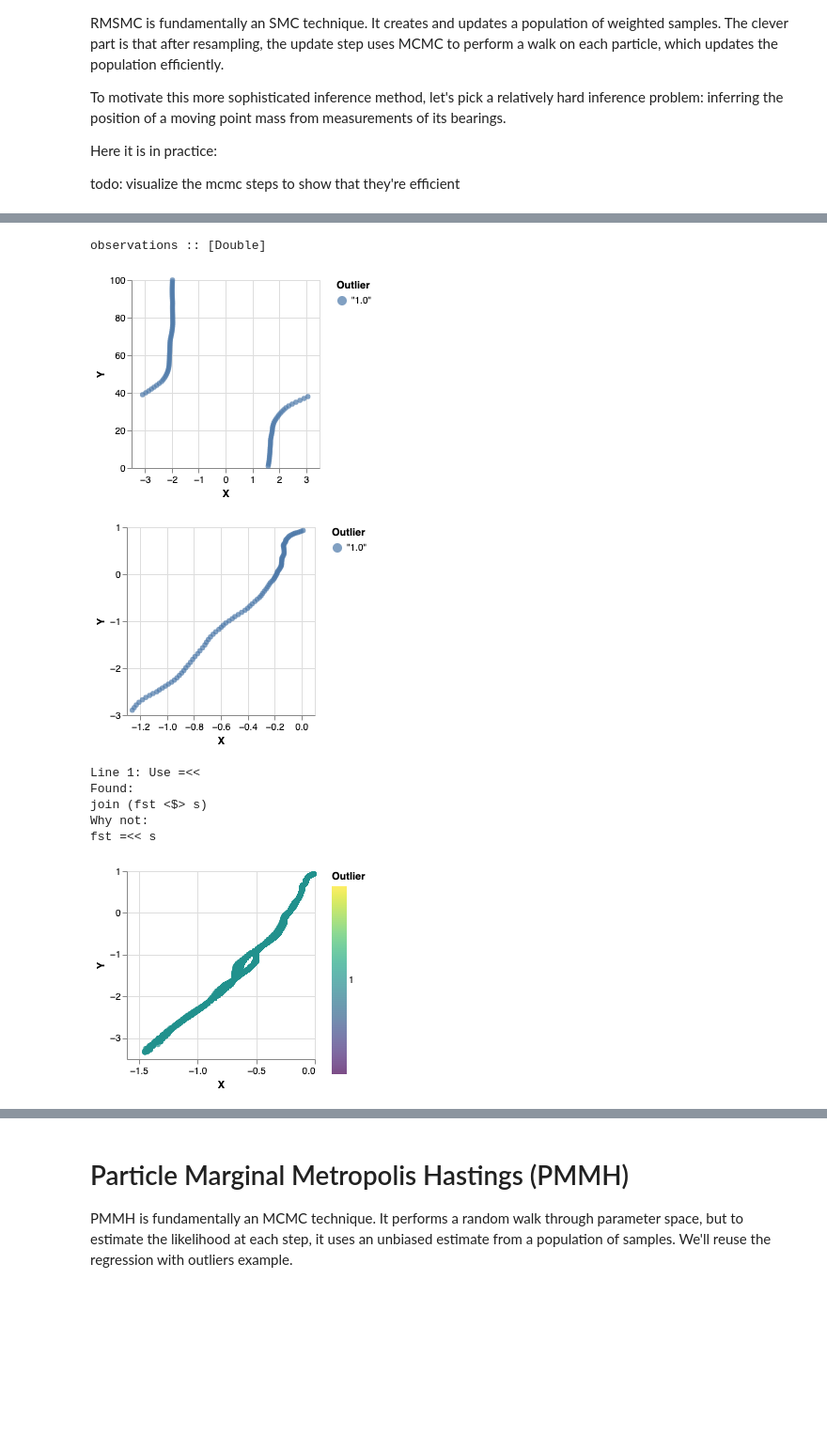
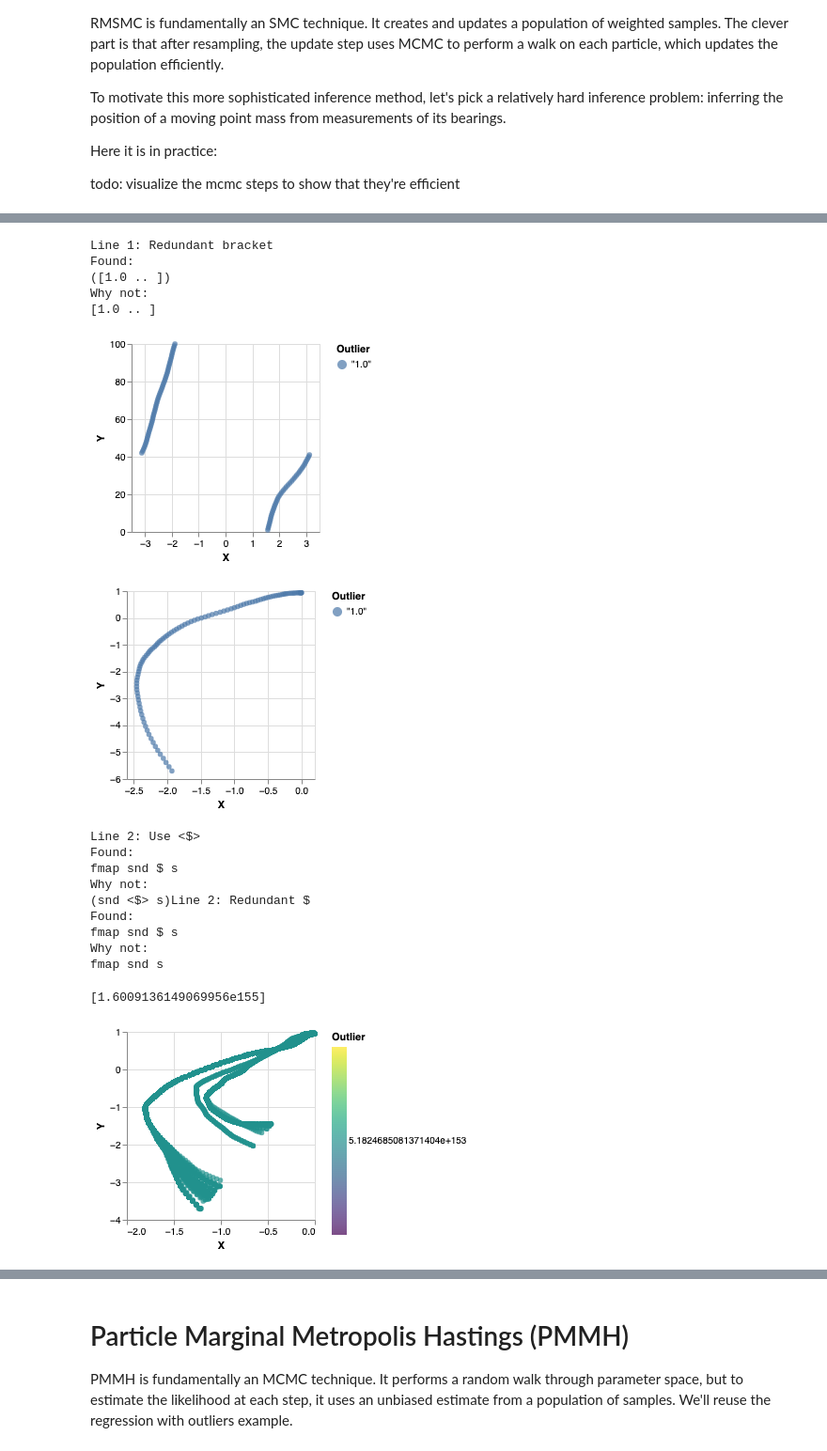
Before and after one commit to tweag/monad-bayes, a Jupyter notebook: notebooks/AdvancedSampling.ipynb, the cells around one changed output, grey strips where cells are left out. Shown at 94% size. Cells and saved outputs as stored; diff of their text form; code cells hidden in the pictures; blank space fills up the shorter version.

```diff
--- a/notebooks/AdvancedSampling.ipynb
+++ b/notebooks/AdvancedSampling.ipynb
@@ -91,3 +89,3 @@ model observations = zipWithM likelihood latent observationStream >-> P.map fst
 # %%
-samples <- sampleIOfixed $ P.toListM (latent >-> P.map fst >-> P.take 100)
+positions = sampleSTfixed $ P.toListM (latent >-> P.take 100)
 # %%
@@ -97,36 +95,42 @@ observations = fmap (\((x,y)) -> atan2 y x) samples
+# %%
+observations = fmap bearing positions
 # %%
-:t observations
 plotVega ( zip (zip observations ([1.0..])) $ Prelude.repeat $ T.pack "1.0")
 # %% [output]
-observations :: [Double]
+Line 1: Redundant bracket
+Found:
+([1.0 .. ])
+Why not:
+[1.0 .. ]
-[figure, old version]
+[figure, new version]
 # %%
 s <- sampleIO $ prior $ mh 1000 $ P.toListM $ model observations
 
 plotVega $ zip (head s) (Prelude.repeat $ T.pack $ show 1.0)
 # %% [output]
-[figure, old version]
+[figure, new version]
-# %%
-import Control.Monad.Bayes.Inference.SMC
-import Control.Monad.Bayes.Population
-
-observations = fmap (\((x,y)) -> atan2 y x) samples
-s <- sampleIO $ runPopulation $ smcSystematic 100 1000 $ P.toListM $ model observations
+# %%
+s <- sampleIOfixed $ runPopulation $ smcMultinomial 100 1000 $ P.toListM $ model observations
+# %%
+import Data.List
+nub $ fmap snd $ s
+# %% [output]
+Line 2: Use <$>
+Found:
+fmap snd $ s
+Why not:
+(snd <$> s)Line 2: Redundant $
+Found:
+fmap snd $ s
+Why not:
+fmap snd s
+[1.6009136149069956e155]
 # %%
-a = join (fst <$> s)
+a = (\(x,d) -> zip x (Prelude.repeat $ ln $ exp d)) =<< s
 -- b = join (replicate 1000 ((ln . exp . snd) <$> s))
+-- s' = zip a ([1.0..])
 
-s' = zip a (Prelude.repeat 1.0)
-
-plotVega $ take 10000 s'
-
-
--- plotVega $ zip (fst $ head s) (Prelude.repeat 1.0)
+plotVega $ take 10000 a
 # %% [output]
-Line 1: Use =<<
-Found:
-join (fst <$> s)
-Why not:
-fst =<< s
-[figure, old version]
+[figure, new version]
 # %%
```
Also changed, not shown: parts of 7 cells of this notebook.
